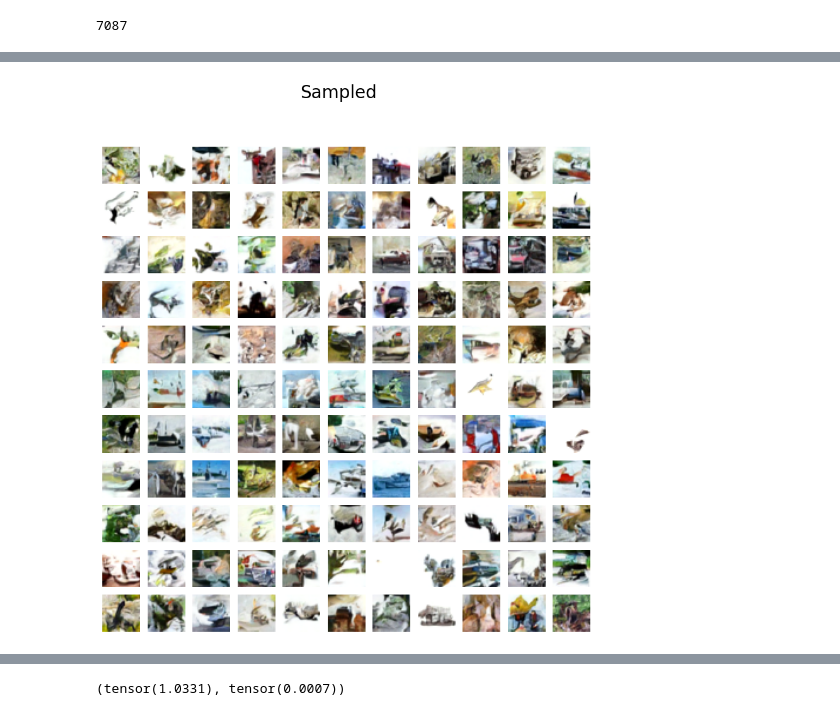
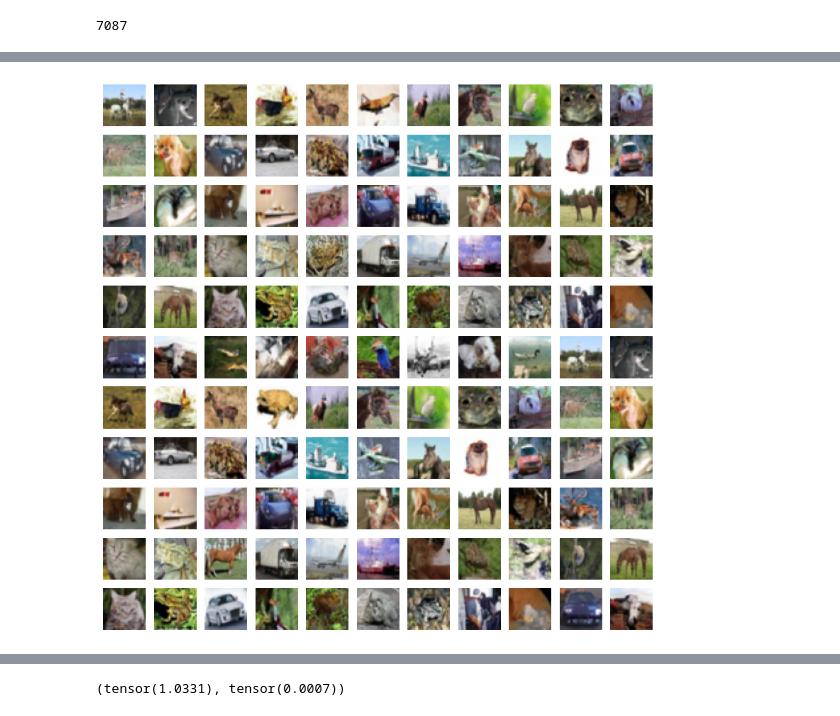
Before and after one commit to kkorolev1/diffusion-models, a Jupyter notebook: experiments.ipynb, the cells around one changed output, grey strips where cells are left out. Cells and saved outputs as stored; diff of their text form; code cells hidden in the pictures.

```diff
--- a/experiments.ipynb
+++ b/experiments.ipynb
@@ -145,33 +108,34 @@ import matplotlib.pyplot as plt
 import numpy as np
 
 def plot_images(images, title, output_filename=None):
     images = images * 0.5 + 0.5
     np_images = images.numpy()
     np_images = np.clip(np_images, 0, 1)
 
     fig = plt.figure(figsize=(10,10))
 
     n_cols = int(np.sqrt(len(images)))
     n_rows = len(images) // n_cols
     index = 0
 
     for i in range(n_rows):
         for j in range(n_cols):
             fig.add_subplot(n_rows, n_cols, index + 1)
             plt.axis('off')
             plt.imshow(np.transpose(np_images[index], (1, 2, 0)), cmap='gray')
             index += 1
 
     fig.suptitle(title, fontsize=20)
 
     if output_filename is not None:
         plt.savefig(output_filename)
 
     plt.show()
 
 
 #fake_data = torch.load('fake_data.pt')
-
-plot_images(fake_data[128:256,...], 'Sampled', 'out/sampled.png')
+fake_data = torch.load('fake_data_1740.pt')
+plot_images(fake_data[256:256+128,...], '')
+#plot_images(batch_images, 'Sampled')
 # %% [output]
-[figure, old version]
+[figure, new version]
```
Also changed, not shown: parts of 20 cells of this notebook, 7 other files.
